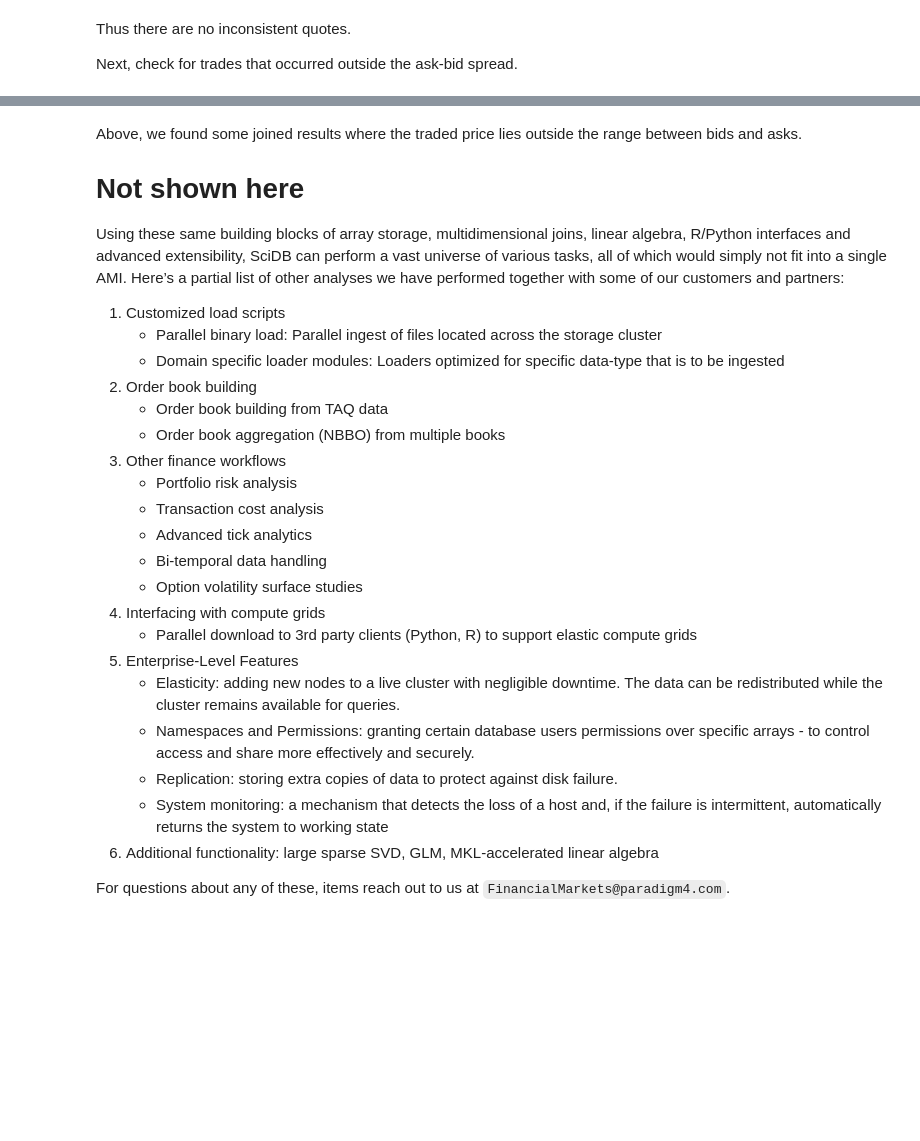
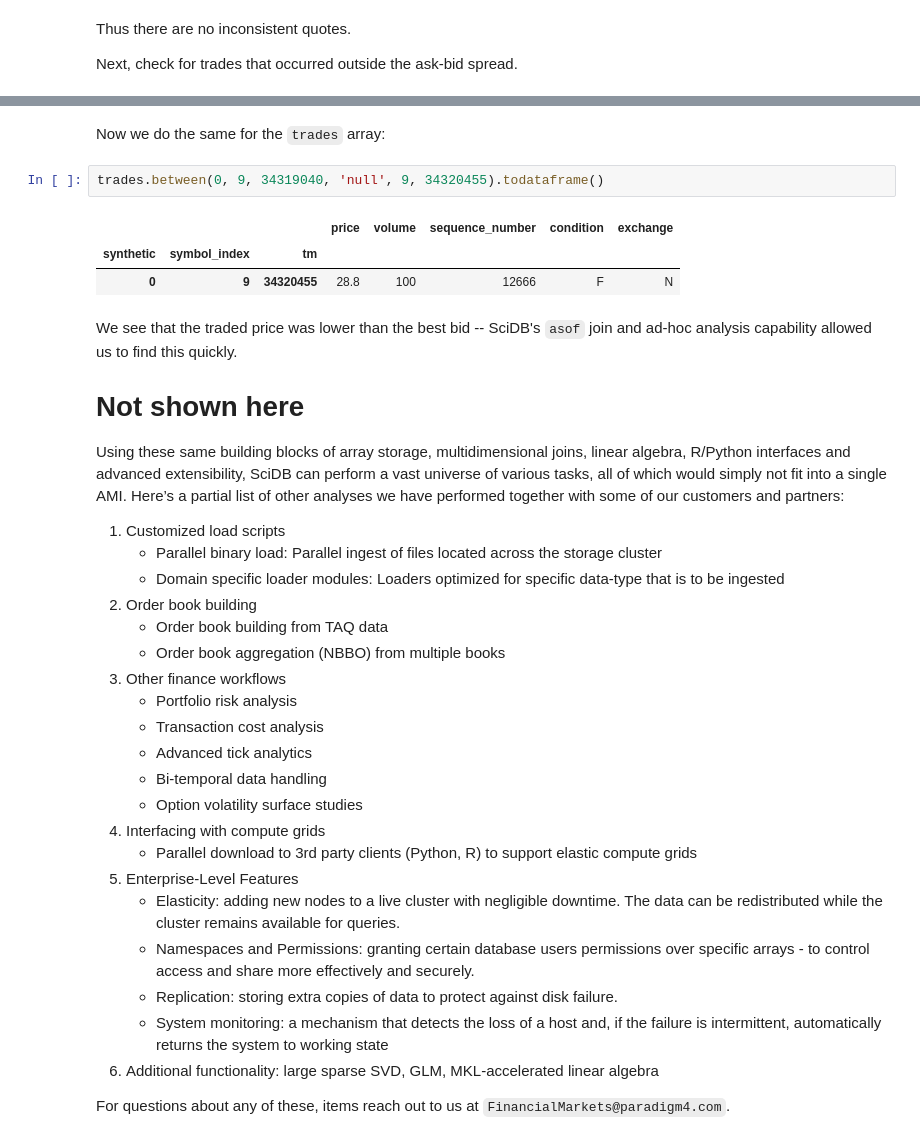
Before and after one commit to Paradigm4/TAQ, a Jupyter notebook: TAQ_ipynb.ipynb, the cells around one changed output, grey strips where cells are left out. Cells and saved outputs as stored; diff of their text form; blank space fills up the shorter version.

Commit message:
updated ipynb with results

```diff
--- a/TAQ_ipynb.ipynb
+++ b/TAQ_ipynb.ipynb
@@ -381,5 +428,13 @@ sdb.merge(asof1.filter('price < bid_price or price > ask_price')\
+# %% [markdown]
+Now we do the same for the `trades` array:
+# %%
+trades.between(0, 9, 34319040, 'null', 9, 34320455).todataframe()
+# %% [output]
+|  |  |  | price | volume | sequence_number | condition | exchange |
+| synthetic | symbol_index | tm |  |  |  |  |  |
+| 0 | 9 | 34320455 | 28.8 | 100 | 12666 | F | N |
 # %% [markdown]
-Above, we found some joined results where the traded price lies outside the range between bids and asks.
+We see that the traded price was lower than the best bid -- SciDB's `asof` join and ad-hoc analysis capability allowed us to find this quickly.
 
 # Not shown here
 
```
Also changed, not shown: parts of 13 cells of this notebook.
